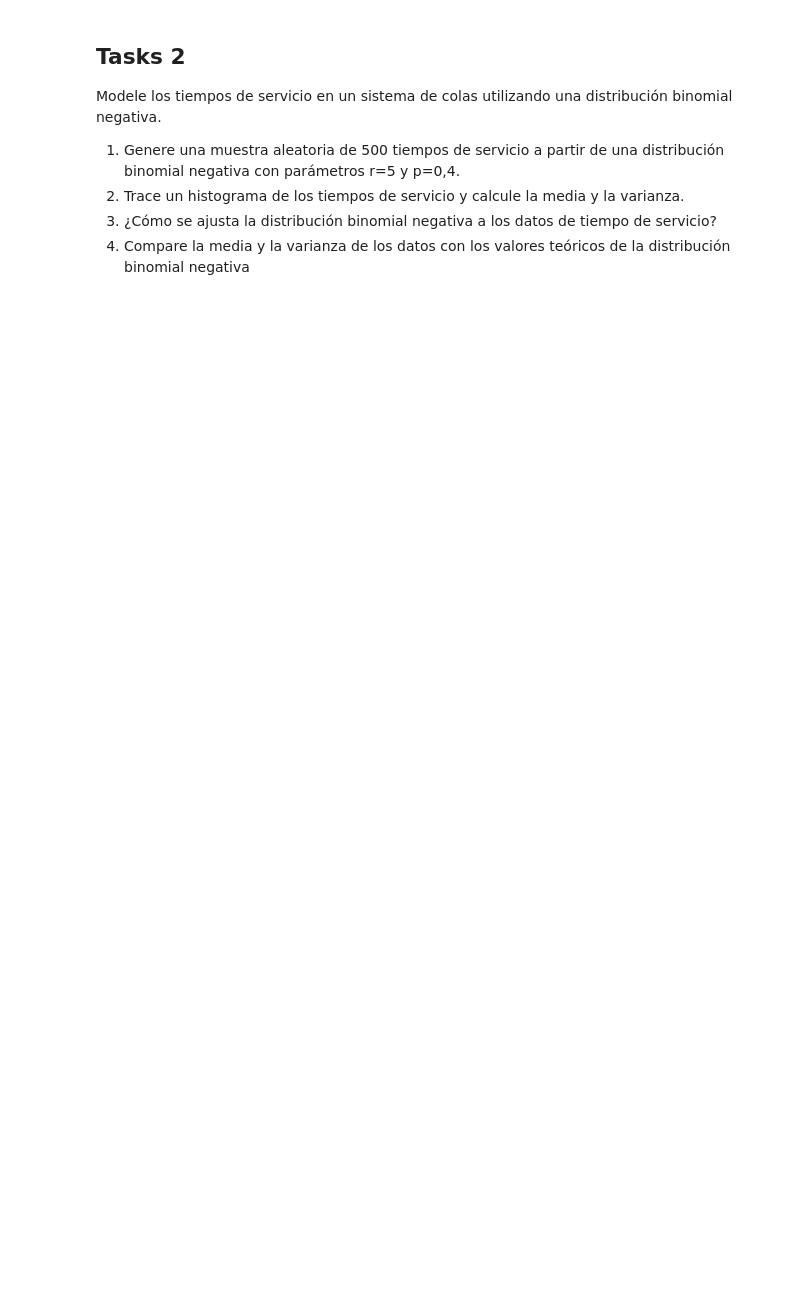
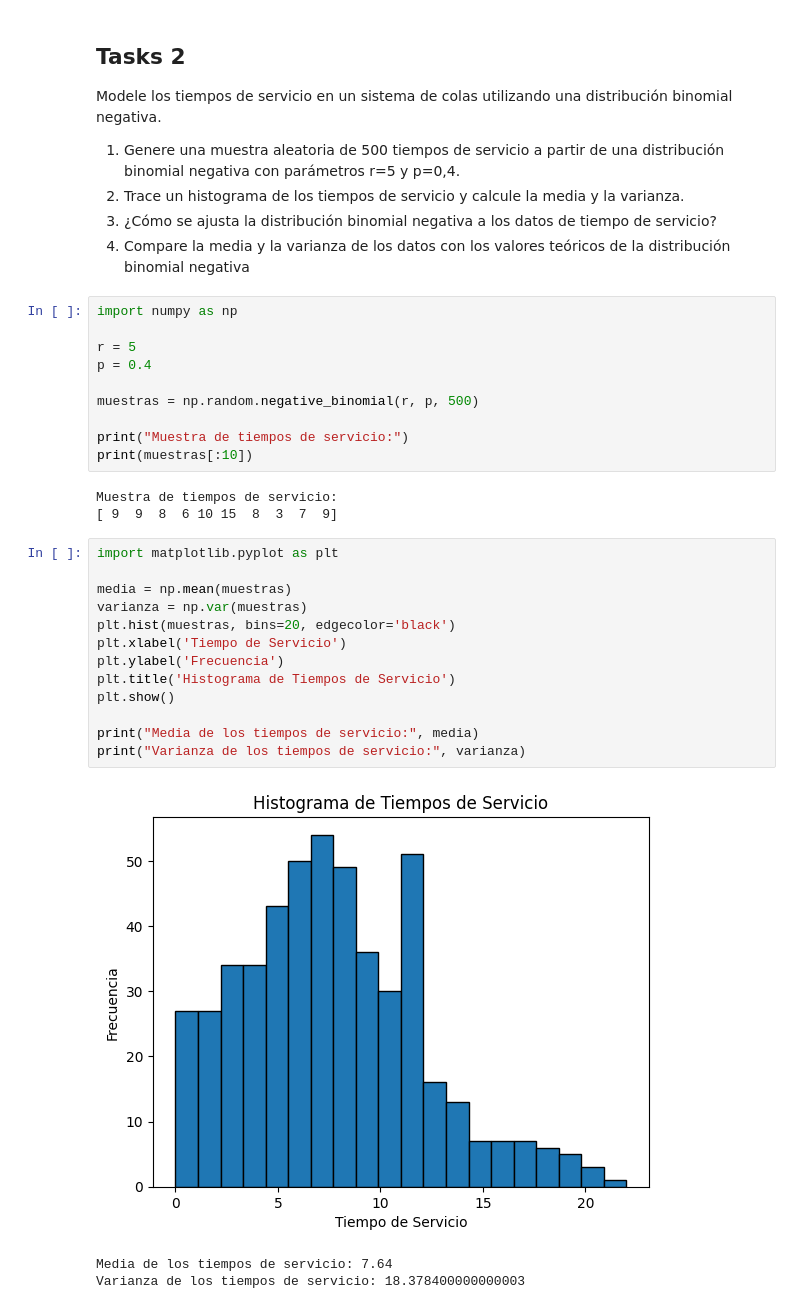
Before and after one commit to JuanDiegoAvila/Lab2_ModSim, a Jupyter notebook: Lab2.ipynb, the cells around one changed output. Saved outputs shown, nothing was run; the diff lists cells and outputs as text; blank space fills up the shorter version.

```diff
--- a/Lab2.ipynb
+++ b/Lab2.ipynb
@@ -83,3 +98,33 @@ parámetros r=5 y p=0,4.
 2. Trace un histograma de los tiempos de servicio y calcule la media y la varianza.
 3. ¿Cómo se ajusta la distribución binomial negativa a los datos de tiempo de servicio?
 4. Compare la media y la varianza de los datos con los valores teóricos de la distribución binomial negativa
+# %%
+import numpy as np
+
+r = 5
+p = 0.4
+
+muestras = np.random.negative_binomial(r, p, 500)
+
+print("Muestra de tiempos de servicio:")
+print(muestras[:10])
+# %% [output]
+Muestra de tiempos de servicio:
+[ 9  9  8  6 10 15  8  3  7  9]
+# %%
+import matplotlib.pyplot as plt
+
+media = np.mean(muestras)
+varianza = np.var(muestras)
+plt.hist(muestras, bins=20, edgecolor='black')
+plt.xlabel('Tiempo de Servicio')
+plt.ylabel('Frecuencia')
+plt.title('Histograma de Tiempos de Servicio')
+plt.show()
+
+print("Media de los tiempos de servicio:", media)
+print("Varianza de los tiempos de servicio:", varianza)
+# %% [output]
+[figure, added]
+Media de los tiempos de servicio: 7.64
+Varianza de los tiempos de servicio: 18.378400000000003
```
Also changed, not shown: parts of 8 cells of this notebook.
